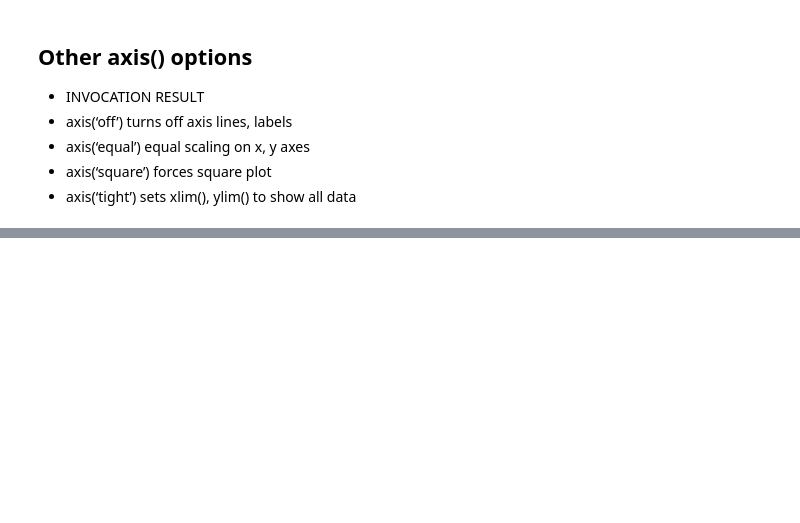
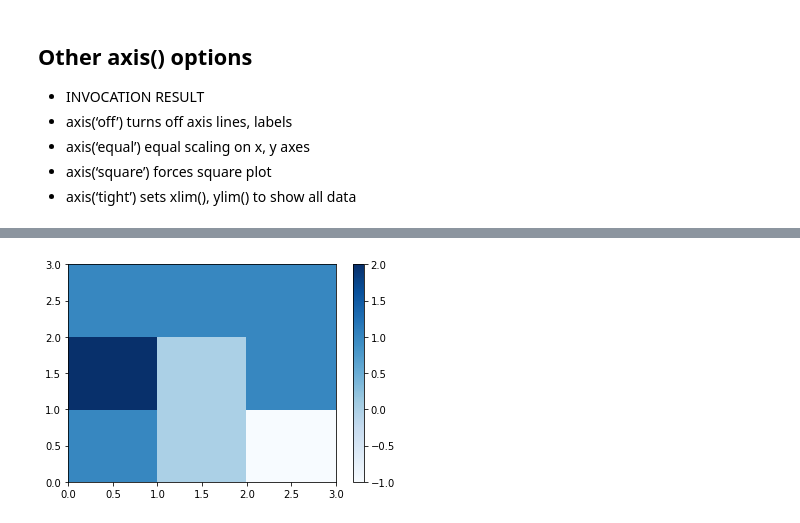
Before and after one commit to cyrsis/TensorflowPY36CPU, a Jupyter notebook: _14_Plot/Visualization.ipynb, the cells around one changed output, grey strips where cells are left out. Cells and saved outputs as stored; diff of their text form; code cells hidden in the pictures; blank space fills up the shorter version.

```diff
--- a/_14_Plot/Visualization.ipynb
+++ b/_14_Plot/Visualization.ipynb
@@ -290,37 +219,0 @@ print(plt.style.available)
-# %%
-# Import matplotlib.pyplot
-import matplotlib.pyplot as plt
-
-# Set the style to 'ggplot'
-plt.style.use('ggplot')
-
-# Create a figure with 2x2 subplot layout
-plt.subplot(2, 2, 1)
-
-# Plot the enrollment % of women in the Physical Sciences
-plt.plot(year, physical_sciences, color='blue')
-plt.title('Physical Sciences')
-
-# Plot the enrollment % of women in Computer Science
-plt.subplot(2, 2, 2)
-plt.plot(year, computer_science, color='red')
-plt.title('Computer Science')
-
-# Add annotation
-cs_max = computer_science.max()
-yr_max = year[computer_science.argmax()]
-plt.annotate('Maximum', xy=(yr_max, cs_max), xytext=(yr_max-1, cs_max-10), arrowprops=dict(facecolor='black'))
-
-# Plot the enrollmment % of women in Health professions
-plt.subplot(2, 2, 3)
-plt.plot(year, health, color='green')
-plt.title('Health Professions')
-
-# Plot the enrollment % of women in Education
-plt.subplot(2, 2, 4)
-plt.plot(year, education, color='yellow')
-plt.title('Education')
-
-# Improve spacing between subplots and display them
-plt.tight_layout()
-plt.show()
@@ -339,0 +281,10 @@ This will create two arrays with a shape of (20,10), which corresponds to 20 row
+# %%
+A = np.array([[1, 0, -1], [2, 0, 1], [1, 1, 1]])
+# %%
+plt.pcolor(A,cmap='Blues') #pseudo colors
+#cmap= 'gray
+plt.colorbar() # Add colorbar
+plt.axis('tight')
+plt.show()
+# %% [output]
+[figure, added]
```
Also changed, not shown: parts of 27 cells of this notebook, 52 other files.
